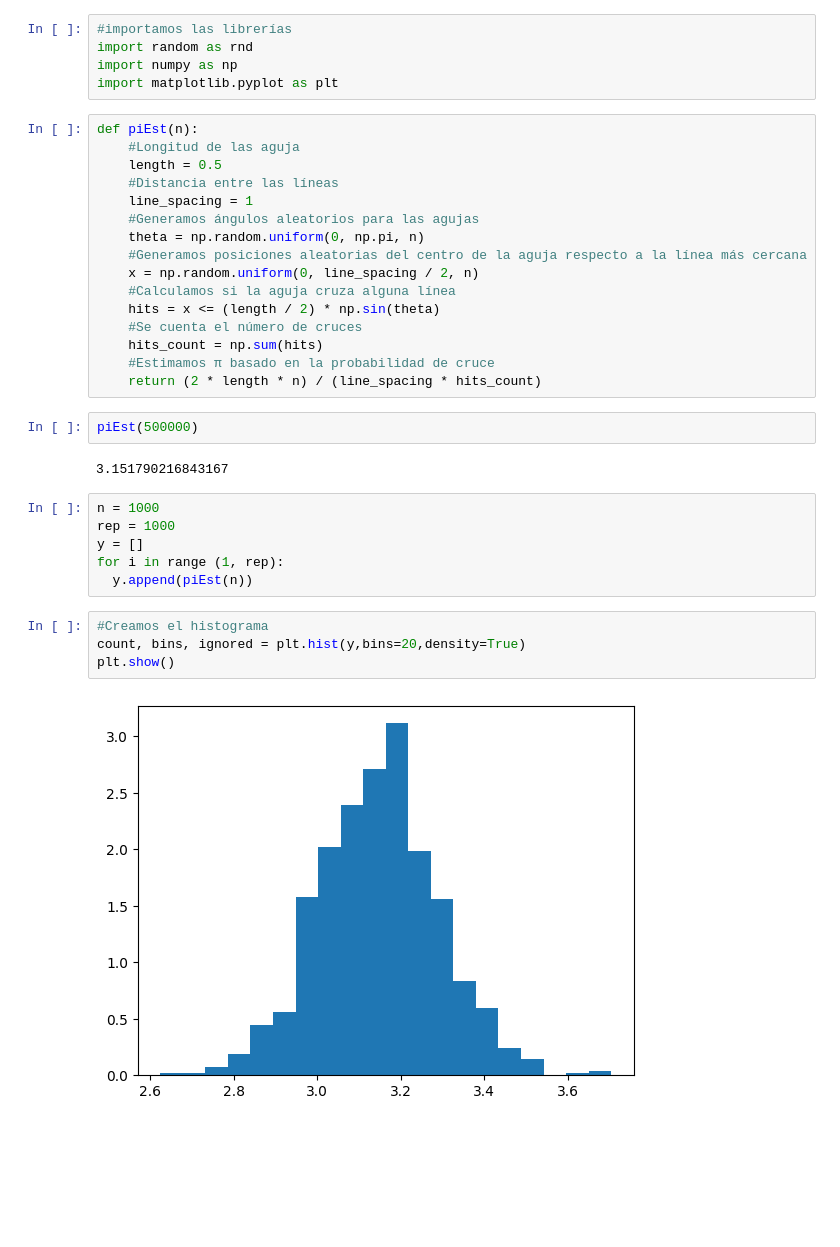
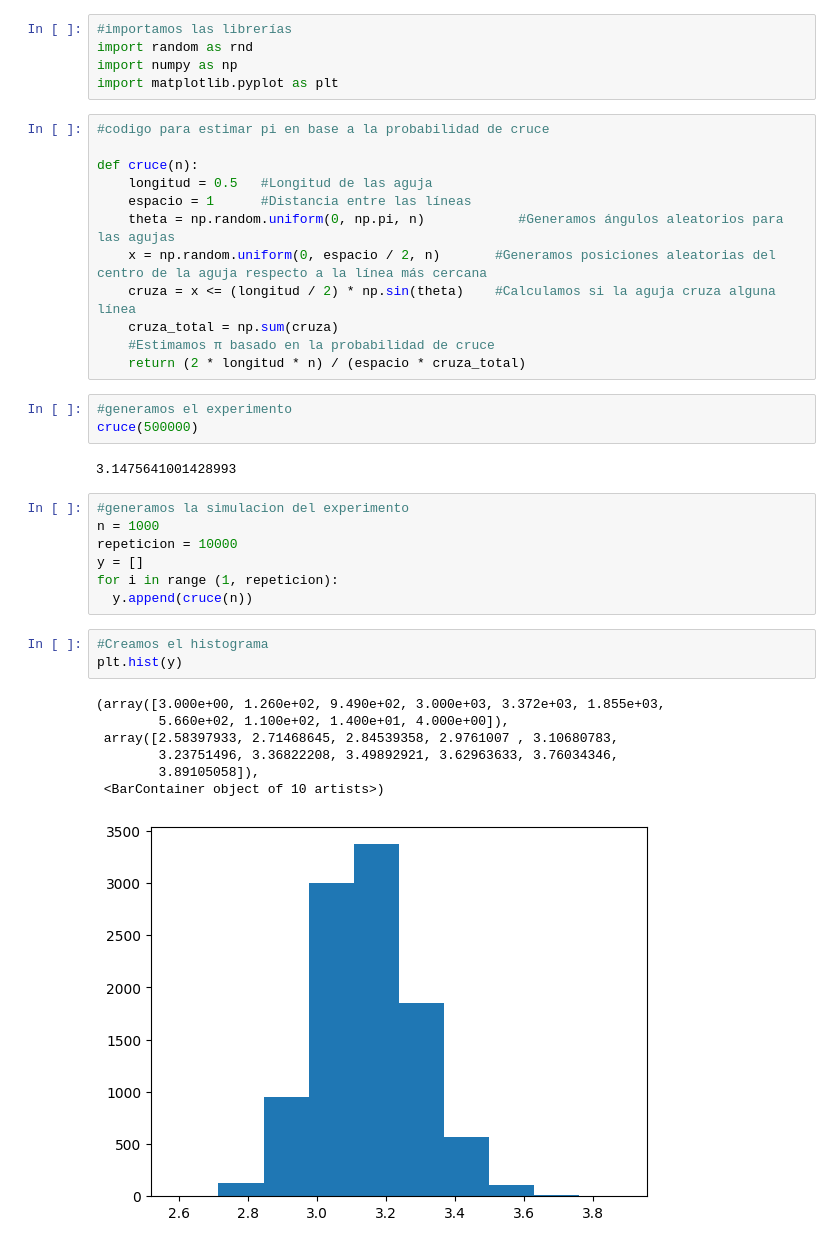
Before and after one commit to Areliortiz/Simulaci-n-, a Jupyter notebook: AgujaDeBufon_Tarea.ipynb, the cells around one changed output. Drawn from its saved outputs; the diff is of its cells as text; blank space fills up the shorter version.

```diff
--- a/AgujaDeBufon_Tarea.ipynb
+++ b/AgujaDeBufon_Tarea.ipynb
@@ -63,37 +112,40 @@ import random as rnd
 import numpy as np
 import matplotlib.pyplot as plt
 # %%
-def piEst(n):
-    #Longitud de las aguja
-    length = 0.5
-    #Distancia entre las líneas
-    line_spacing = 1
-    #Generamos ángulos aleatorios para las agujas
-    theta = np.random.uniform(0, np.pi, n)
-    #Generamos posiciones aleatorias del centro de la aguja respecto a la línea más cercana
-    x = np.random.uniform(0, line_spacing / 2, n)
-    #Calculamos si la aguja cruza alguna línea
-    hits = x <= (length / 2) * np.sin(theta)
-    #Se cuenta el número de cruces
-    hits_count = np.sum(hits)
+#codigo para estimar pi en base a la probabilidad de cruce
+
+def cruce(n):
+    longitud = 0.5   #Longitud de las aguja
+    espacio = 1      #Distancia entre las líneas
+    theta = np.random.uniform(0, np.pi, n)            #Generamos ángulos aleatorios para las agujas
+    x = np.random.uniform(0, espacio / 2, n)       #Generamos posiciones aleatorias del centro de la aguja respecto a la línea más cercana
+    cruza = x <= (longitud / 2) * np.sin(theta)    #Calculamos si la aguja cruza alguna línea
+    cruza_total = np.sum(cruza)
     #Estimamos π basado en la probabilidad de cruce
-    return (2 * length * n) / (line_spacing * hits_count)
+    return (2 * longitud * n) / (espacio * cruza_total)
-# %%
-piEst(500000)
-# %% [output]
-3.151790216843167
+# %%
+#generamos el experimento
+cruce(500000)
+# %% [output]
+3.1475641001428993
 # %%
+#generamos la simulacion del experimento
 n = 1000
-rep = 1000
+repeticion = 10000
 y = []
-for i in range (1, rep):
-  y.append(piEst(n))
+for i in range (1, repeticion):
+  y.append(cruce(n))
 # %%
 #Creamos el histograma
-count, bins, ignored = plt.hist(y,bins=20,density=True)
-plt.show()
+plt.hist(y)
 # %% [output]
+(array([3.000e+00, 1.260e+02, 9.490e+02, 3.000e+03, 3.372e+03, 1.855e+03,
+        5.660e+02, 1.100e+02, 1.400e+01, 4.000e+00]),
+ array([2.58397933, 2.71468645, 2.84539358, 2.9761007 , 3.10680783,
+        3.23751496, 3.36822208, 3.49892921, 3.62963633, 3.76034346,
+        3.89105058]),
+ <BarContainer object of 10 artists>)
-[figure, old version]
+[figure, new version]
 # %%
 plt.plot(y)
 # %% [output]
```
Also changed, not shown: parts of 5 cells of this notebook.
